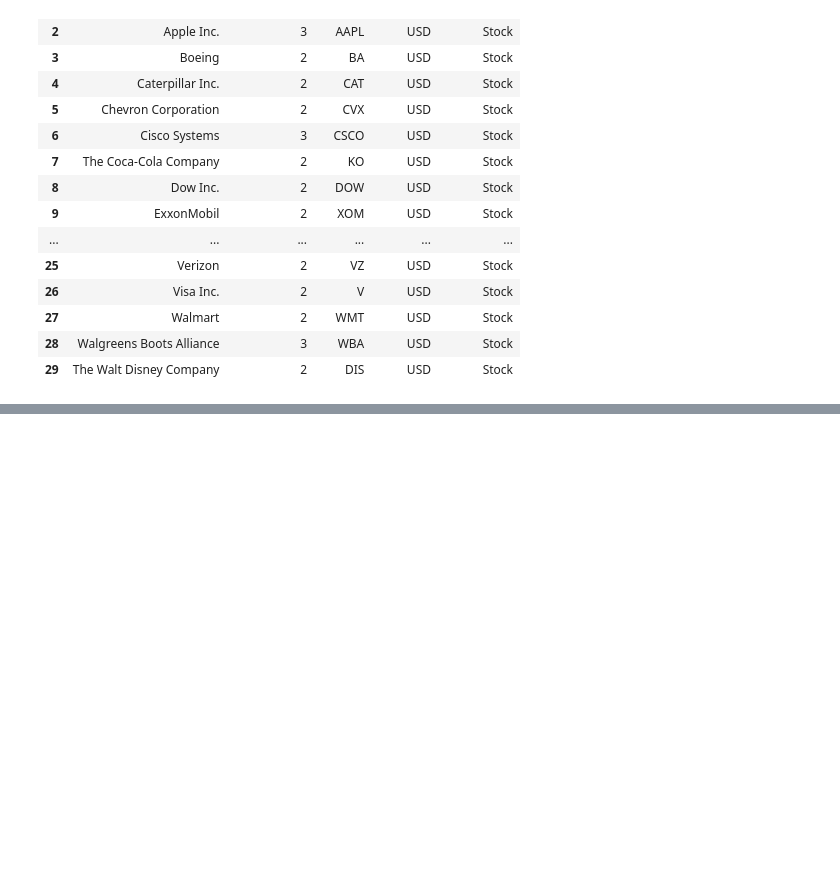
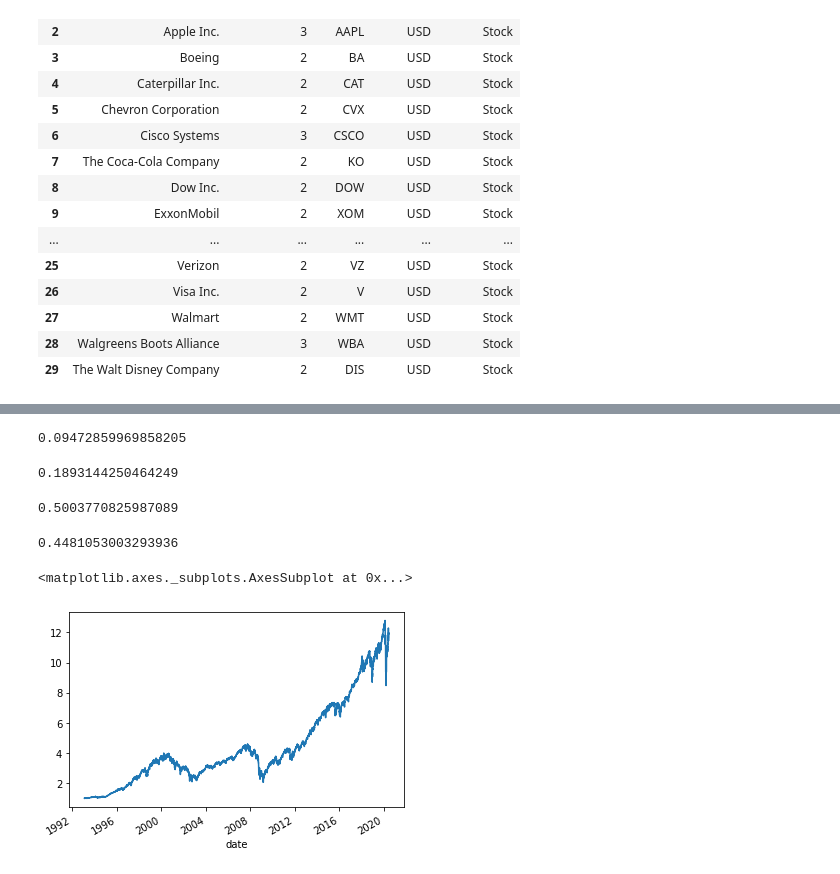
Before and after one commit to webclinic017/EventDrivenTradingSystem, a Jupyter notebook: main.ipynb, the cells around one changed output, grey strips where cells are left out. Drawn from its saved outputs; the diff is of its cells as text; code cells hidden in the pictures; blank space fills up the shorter version.

Commit message:
Add max drawdown

```diff
--- a/main.ipynb
+++ b/main.ipynb
@@ -160,0 +163,27 @@ df
+# %%
+from performance import CAGR, annualVolatility, sharpeRatio, maxDrawdown
+
+spy = ds.getEodData('SPY')
+returns = spy['adj_close'].pct_change().dropna()
+# %%
+CAGR(returns)
+# %% [output]
+0.09472859969858205
+# %%
+annualVolatility(returns)
+# %% [output]
+0.1893144250464249
+# %%
+sharpeRatio(returns)
+# %% [output]
+0.5003770825987089
+# %%
+value = returns.add(1.0).cumprod()
+(value / value.cummax()).min()
+# %% [output]
+0.4481053003293936
+# %%
+value.plot()
+# %% [output]
+<matplotlib.axes._subplots.AxesSubplot at 0x...>
+[figure, added]
```
Also changed, not shown: parts of 1 cell of this notebook, 2 other files.
